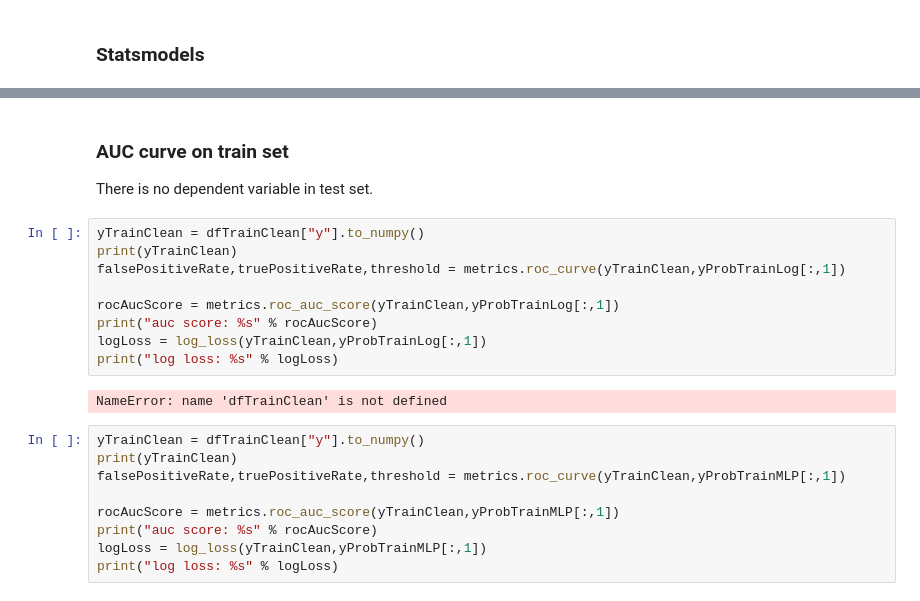
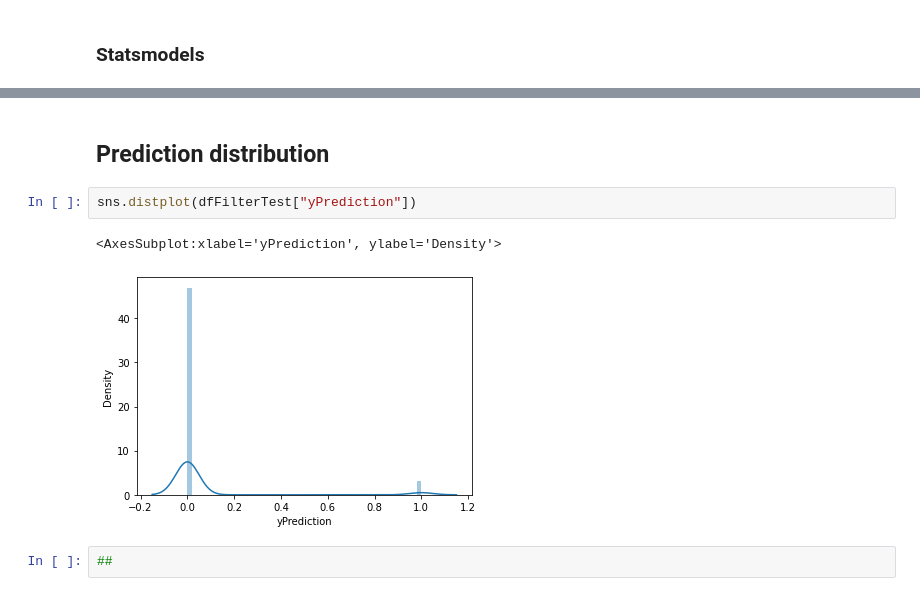
Before and after one commit to tamle2021/classification, a Jupyter notebook: sf.ipynb, the cells around one changed output, grey strips where cells are left out. Drawn from its saved outputs; the diff is of its cells as text.

Commit message:
Update visualization

```diff
--- a/sf.ipynb
+++ b/sf.ipynb
@@ -785,26 +795,12 @@ Logit Regression Results
 | cat_car_manufacturer_x77_nissan | 0.8204 | 2.64e+06 | 3.1e-07 | 1.000 | -5.18e+06 | 5.18e+06 |
 | cat_car_manufacturer_x77_subaru | 0.7351 | 2.64e+06 | 2.78e-07 | 1.000 | -5.18e+06 | 5.18e+06 |
 | cat_car_manufacturer_x77_toyota | 0.8768 | 2.64e+06 | 3.32e-07 | 1.000 | -5.18e+06 | 5.18e+06 |
-# %% [markdown]
-### AUC curve on train set
-There is no dependent variable in test set.
-# %%
-yTrainClean = dfTrainClean["y"].to_numpy()
-print(yTrainClean)
-falsePositiveRate,truePositiveRate,threshold = metrics.roc_curve(yTrainClean,yProbTrainLog[:,1])
-
-rocAucScore = metrics.roc_auc_score(yTrainClean,yProbTrainLog[:,1])
-print("auc score: %s" % rocAucScore)
-logLoss = log_loss(yTrainClean,yProbTrainLog[:,1])
-print("log loss: %s" % logLoss)
-# %% [output]
-NameError: name 'dfTrainClean' is not defined
-# %%
-yTrainClean = dfTrainClean["y"].to_numpy()
-print(yTrainClean)
-falsePositiveRate,truePositiveRate,threshold = metrics.roc_curve(yTrainClean,yProbTrainMLP[:,1])
-
-rocAucScore = metrics.roc_auc_score(yTrainClean,yProbTrainMLP[:,1])
-print("auc score: %s" % rocAucScore)
-logLoss = log_loss(yTrainClean,yProbTrainMLP[:,1])
-print("log loss: %s" % logLoss)
+# %% [markdown]
+## Prediction distribution
+# %%
+sns.distplot(dfFilterTest["yPrediction"])
+# %% [output]
+<AxesSubplot:xlabel='yPrediction', ylabel='Density'>
+[figure, added]
+# %%
+##
```
Also changed, not shown: parts of 9 cells of this notebook.
